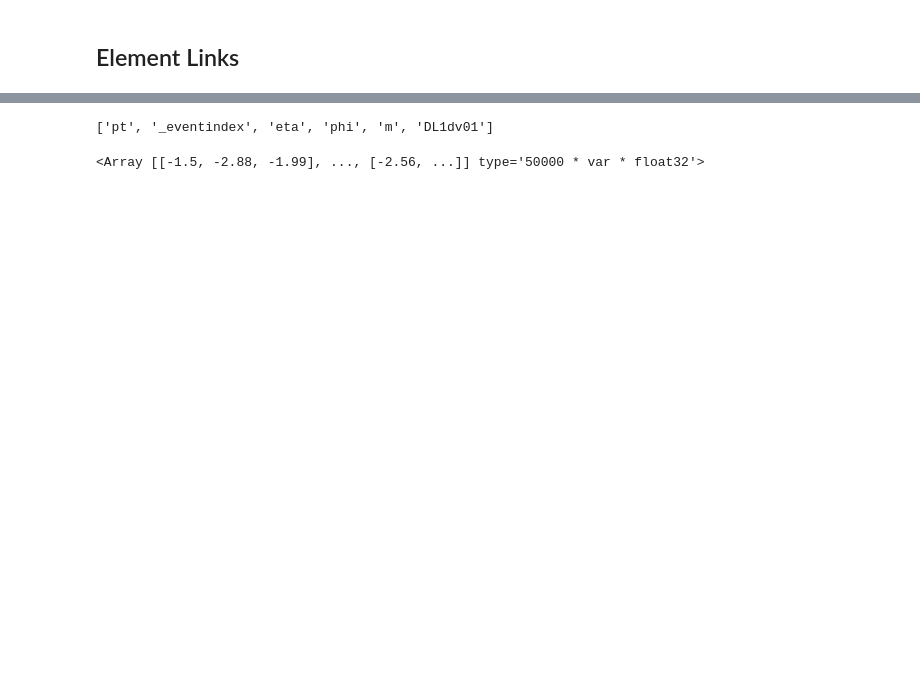
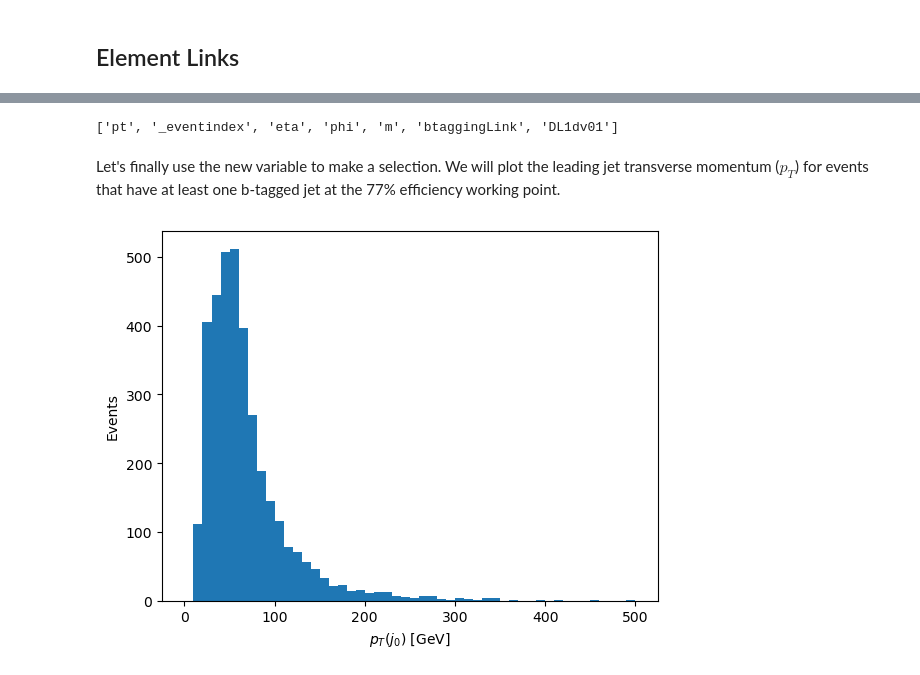
Before and after one commit to iris-hep/us-atlas-idap-training-2024, a Jupyter notebook: PHYSLITE/PHYSLITE_demo.ipynb, the cells around one changed output, grey strips where cells are left out. Cells and saved outputs as stored; diff of their text form; code cells hidden in the pictures; blank space fills up the shorter version.

```diff
--- a/PHYSLITE/PHYSLITE_demo.ipynb
+++ b/PHYSLITE/PHYSLITE_demo.ipynb
@@ -33,8 +33,11 @@ You can download those files at your local machine or you can stream them direct
 # Hgg -> 4l sample
 
 # local
-# file_path = '/MyMachine/Downloads/DAOD_PHYSLITE.38191712._000001.pool.root.1'
+# file_path = '/Users/ekourlitis/cernbox/mc20_13TeV.345060.PowhegPythia8EvtGen_NNLOPS_nnlo_30_ggH125_ZZ4l.deriv.DAOD_PHYSLITE.e7735_s3681_r13167_p6026/mc20_13TeV/DAOD_PHYSLITE.38191712._000020.pool.root.1'
 
 # stream
-file_path = "root://eospublic.cern.ch//eos/opendata/atlas/rucio/mc20_13TeV/DAOD_PHYSLITE.38191712._000001.pool.root.1"
+# file_path = "root://eospublic.cern.ch//eos/opendata/atlas/rucio/mc20_13TeV/DAOD_PHYSLITE.38191712._000001.pool.root.1"
+
+# XCache
+file_path = "root://xcache.af.uchicago.edu:1094//root://eospublic.cern.ch//eos/opendata/atlas/rucio/mc20_13TeV/DAOD_PHYSLITE.38191712._000001.pool.root.1"
 # %% [markdown]
@@ -48,7 +51,7 @@ _Some warnings will appear as we're still working with `uproot` and the `PHYSLIT
 
 def filter_name(name):
     '''
-    Load only the properties/variables needed.
+    Load only the variables needed.
     '''
     return name in [
         "EventInfoAuxDyn.mcEventWeights",
@@ -57,19 +60,17 @@ def filter_name(name):
         "AnalysisElectronsAuxDyn.eta",
         "AnalysisElectronsAuxDyn.phi",
         "AnalysisElectronsAuxDyn.m",
-        "AnalysisElectronsAuxDyn.DFCommonElectronsLHLoose",
-        "AnalysisElectronsAuxDyn.charge",
 
         "AnalysisMuonsAuxDyn.pt",
         "AnalysisMuonsAuxDyn.eta",
         "AnalysisMuonsAuxDyn.phi",
         "AnalysisMuonsAuxDyn.m",
-        "AnalysisMuonsAuxDyn.quality",
 
         "AnalysisJetsAuxDyn.pt",
         "AnalysisJetsAuxDyn.eta",
         "AnalysisJetsAuxDyn.phi",
         "AnalysisJetsAuxDyn.m",
+        "AnalysisJetsAuxDyn.btaggingLink",
 
         "BTagging_AntiKt4EMPFlowAuxDyn.DL1dv01_pb",
         "BTagging_AntiKt4EMPFlowAuxDyn.DL1dv01_pc",
@@ -77,7 +78,7 @@ def filter_name(name):
     ]
 
 events = NanoEventsFactory.from_root(
-    {file_path: "CollectionTree"}, # all the event properties are stored in the TTree called CollectionTree
+    {file_path: "CollectionTree"}, # all the event variables are stored in the TTree called CollectionTree
     schemaclass=PHYSLITESchema, # tell NanoEventsFactory.from_root that you read a PHYSLITE file
     uproot_options=dict(filter_name=filter_name)
 ).events()
@@ -193,11 +224,20 @@ def calculate_jets_DL1dv01(events):
 # %%
-# assign new variables to the arrays
+# assign new variable to the collection
 events['Jets', 'DL1dv01'] = calculate_jets_DL1dv01(events)
 
 events.Jets.fields
 # %% [output]
-['pt', '_eventindex', 'eta', 'phi', 'm', 'DL1dv01']
+['pt', '_eventindex', 'eta', 'phi', 'm', 'btaggingLink', 'DL1dv01']
-# %%
-events.Jets.DL1dv01.compute()
-# %% [output]
-<Array [[-1.5, -2.88, -1.99], ..., [-2.56, ...]] type='50000 * var * float32'>
+# %% [markdown]
+Let's finally use the new variable to make a selection. We will plot the leading jet transverse momentum ($p_T$) for events that have at least one b-tagged jet at the 77% efficiency working point.
+# %%
+# for events at least one b-jets at 77% WP
+selection_1bjet = ak.sum(events.Jets.DL1dv01 > 2.456, axis=-1) > 0
+
+# plot the leading jet pt
+plt.hist((events.Jets[selection_1bjet][:, 0].pt/1000).compute(), bins=50, range=(0, 500))
+plt.xlabel(r"$p_T(j_0)$ [GeV]")
+plt.ylabel("Events")
+plt.show()
+# %% [output]
+[figure, added]
```
Also changed, not shown: parts of 18 cells of this notebook, 1 other file.
